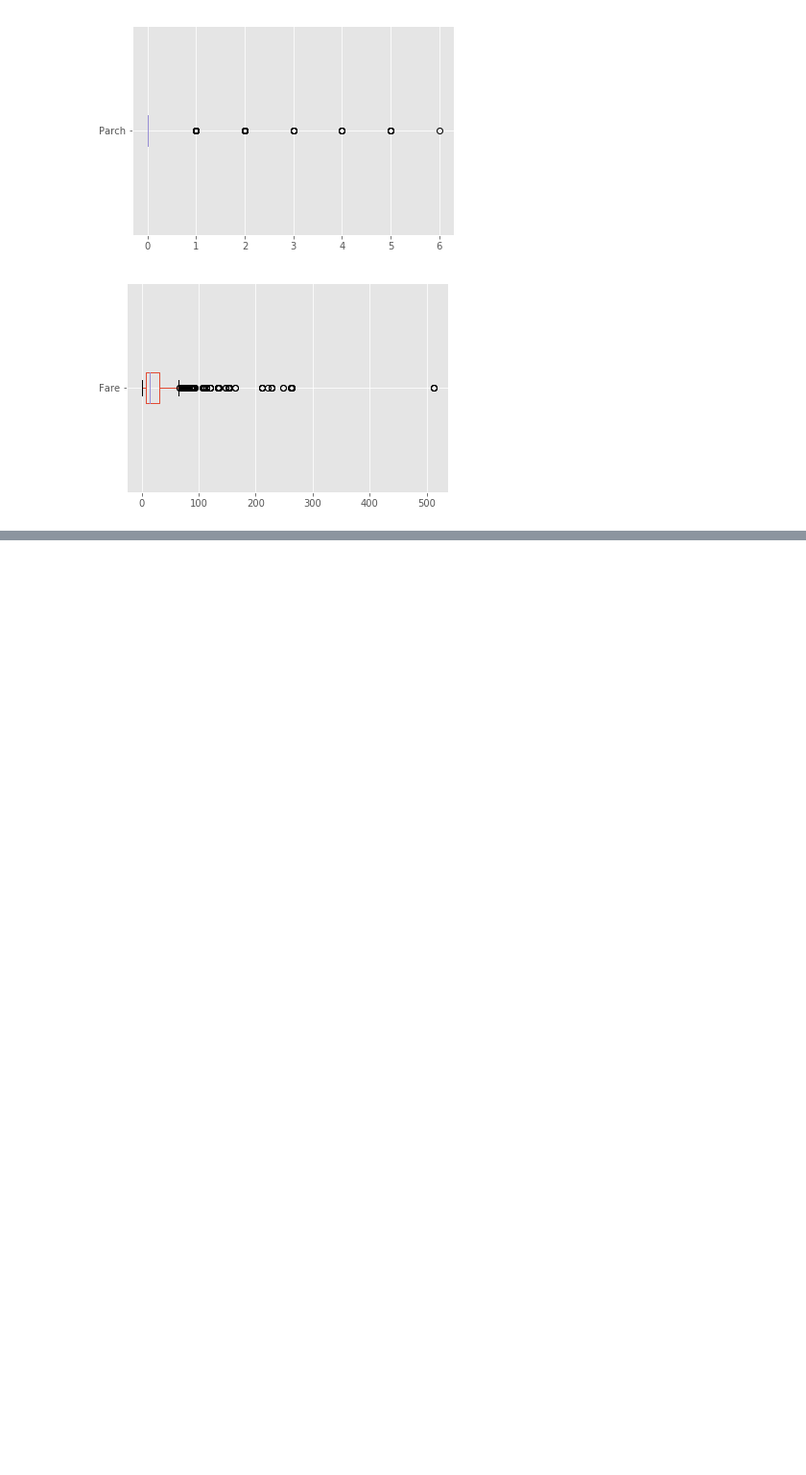
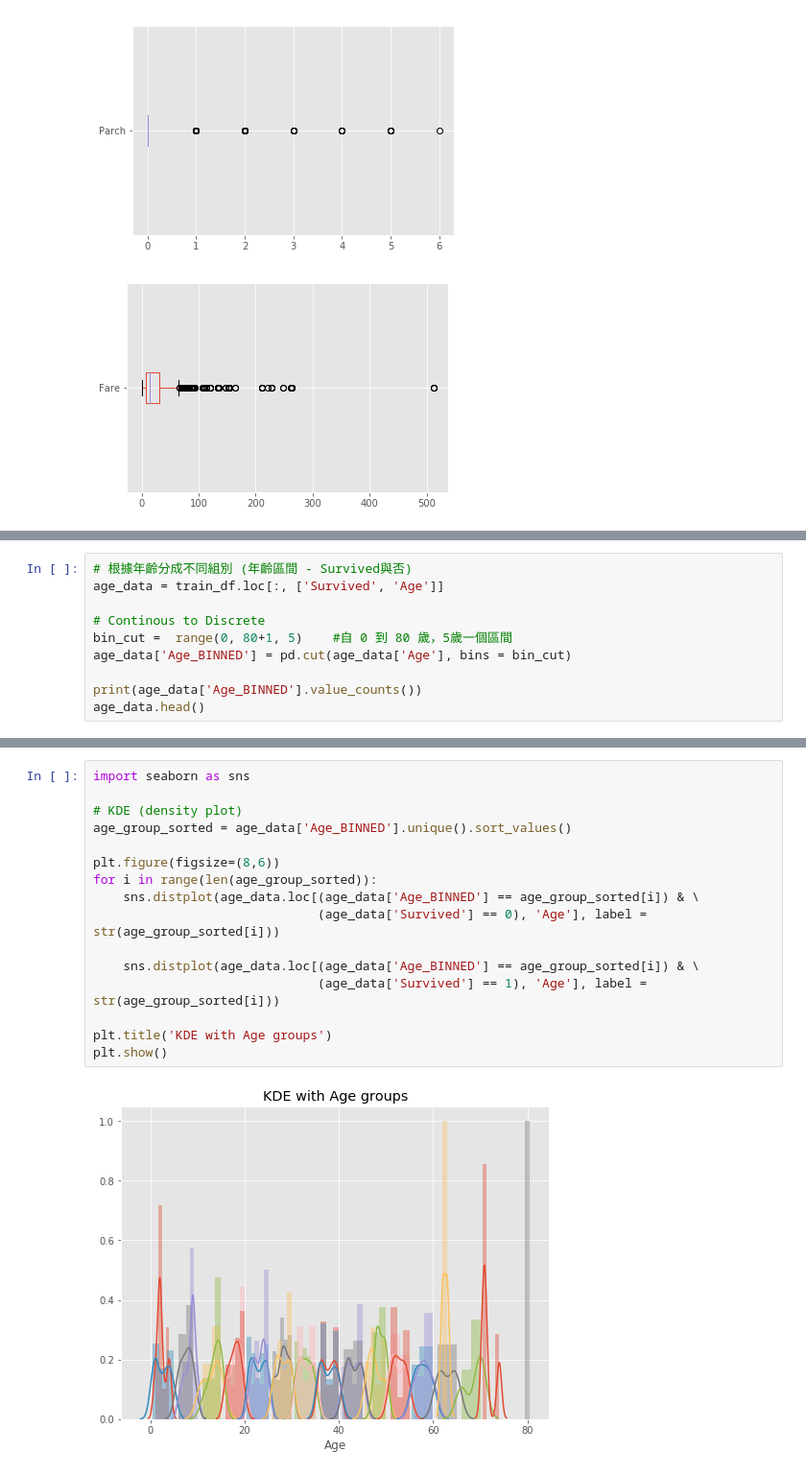
Before and after one commit to A103932033/ml-Titanic, a Jupyter notebook: ml_Titanic.ipynb, the cells around one changed output, grey strips where cells are left out. Shown: that part at 96% size. Cells and saved outputs as stored; diff of their text form; blank space fills up the shorter version.

```diff
--- a/ml_Titanic.ipynb
+++ b/ml_Titanic.ipynb
@@ -122,0 +202,10 @@ Numbers of remained columns: 6
+# %%
+# 根據年齡分成不同組別 (年齡區間 - Survived與否)
+age_data = train_df.loc[:, ['Survived', 'Age']]
+
+# Continous to Discrete
+bin_cut =  range(0, 80+1, 5)    #自 0 到 80 歲，5歲一個區間
+age_data['Age_BINNED'] = pd.cut(age_data['Age'], bins = bin_cut)
+
+print(age_data['Age_BINNED'].value_counts())
+age_data.head()
@@ -122,0 +236,18 @@ Numbers of remained columns: 6
+# %%
+import seaborn as sns
+
+# KDE (density plot)
+age_group_sorted = age_data['Age_BINNED'].unique().sort_values()
+
+plt.figure(figsize=(8,6))
+for i in range(len(age_group_sorted)):
+    sns.distplot(age_data.loc[(age_data['Age_BINNED'] == age_group_sorted[i]) & \
+                              (age_data['Survived'] == 0), 'Age'], label = str(age_group_sorted[i]))
+
+    sns.distplot(age_data.loc[(age_data['Age_BINNED'] == age_group_sorted[i]) & \
+                              (age_data['Survived'] == 1), 'Age'], label = str(age_group_sorted[i]))
+
+plt.title('KDE with Age groups')
+plt.show()
+# %% [output]
+[figure, added]
```
Also changed, not shown: parts of 16 cells of this notebook.
